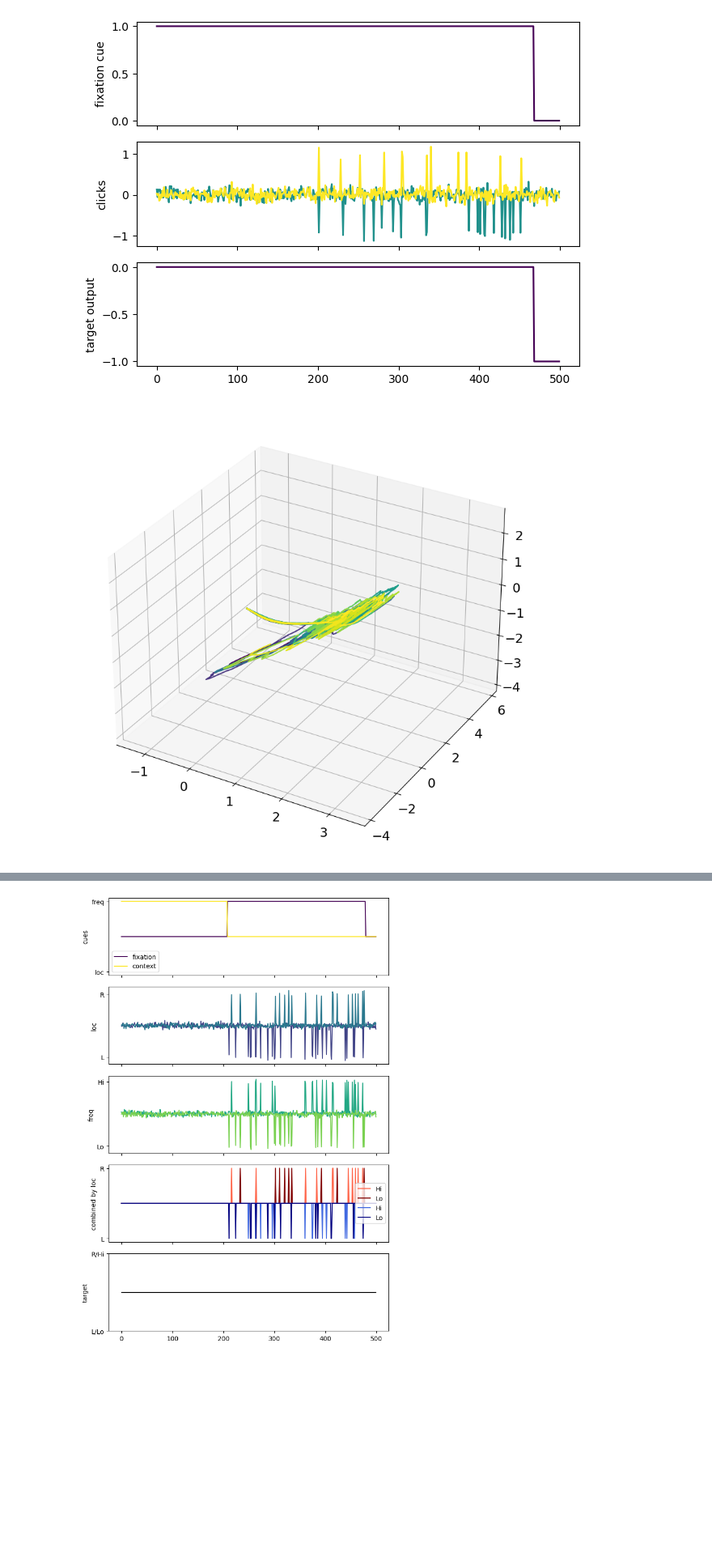
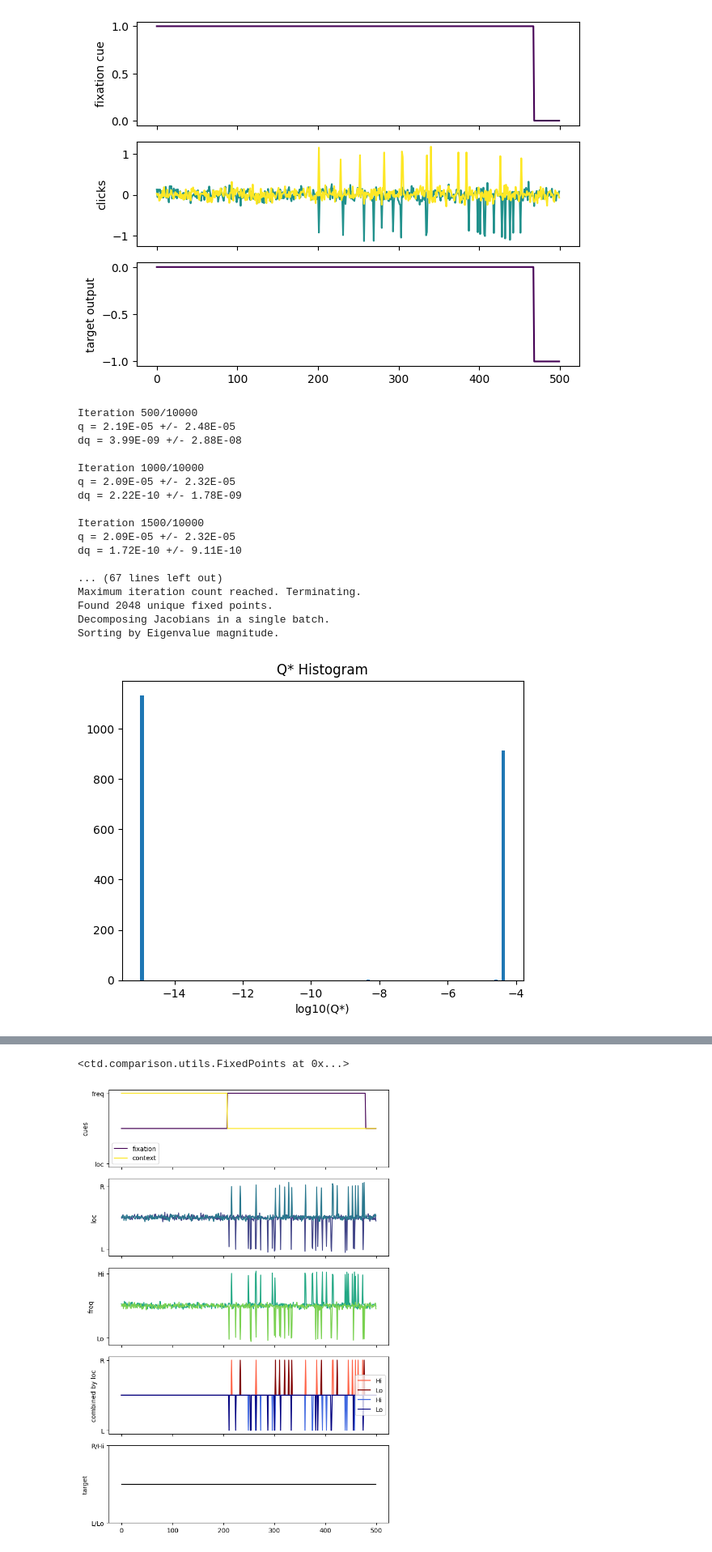
Before and after one commit to alejandradu/ComputationThruDynamicsBenchmark, a Jupyter notebook: examples/notebooks/Task_train+LINT.ipynb, the cells around one changed output, grey strips where cells are left out. Shown at 81% size. Cells and saved outputs as stored; diff of their text form; code cells hidden in the pictures; blank space fills up the shorter version.

Commit message:
analysis for prelim pclicks

```diff
--- a/examples/notebooks/Task_train+LINT.ipynb
+++ b/examples/notebooks/Task_train+LINT.ipynb
@@ -28,22 +64,63 @@ pc.render()
 # %%
 # first very short training on PClicks - loss was 0 always and something is prob wrong
 from ctd.comparison.analysis.tt.tt import Analysis_TT
 
 # 39:1 ratio should be very easy
 path = "/scratch/gpfs/ad2002/content/trained_models/task-trained/20250316_PClicks_NODE"
 tune39 = "max_epochs=250_weight_decay=1.00E-10_learning_rate=1.00E-02_seed=0_noise=5.00E-02_rateL=39_latent_size=3_layer_hidden_size=64_latent_l2_wt=1.00E-10"
+tune39_2lat = "max_epochs=250_weight_decay=1.00E-10_learning_rate=1.00E-02_seed=0_noise=5.00E-02_rateL=39_latent_size=2_layer_hidden_size=64_latent_l2_wt=1.00E-10"
 tune26 = "max_epochs=250_weight_decay=1.00E-10_learning_rate=1.00E-03_seed=0_noise=5.00E-02_rateL=26_latent_size=3_layer_hidden_size=64_latent_l2_wt=1.00E-10"
 
-node_pclicks_39 = Analysis_TT(run_name = "node_pclicks_26", filepath = path + "/" + tune39 + "/")
+node_pclicks_39 = Analysis_TT(run_name = "node_pclicks_39", filepath = path + "/" + tune39 + "/")
 node_pclicks_26 = Analysis_TT(run_name = "node_pclicks_26", filepath = path + "/" + tune26 + "/")
+node_pclicks_39_2lat = Analysis_TT(run_name = "node_pclicks_39_2lat", filepath = path + "/" + tune39_2lat + "/")
 
 # node_pclicks_39.plot_trial_io(num_trials = 3)
 # node_pclicks_26.plot_trial_io(num_trials = 3)
+# node_pclicks_39_2lat.plot_trial_io(num_trials = 3)
 
 # NOTE that running pca takes maximum variance and plotting the trajectories might magnify any noise in them
 
 # choose pca and/or tsne when >3 latents
-node_pclicks_26.plot_trial_latents(num_trials = 50, reduce_3_latents=False, pca=True)
-node_pclicks_39.plot_trial_latents(num_trials = 20, reduce_3_latents=False, pca=True)
+# node_pclicks_26.plot_trial_latents(num_trials = 50, reduce_3_latents=False, pca=True)
+# node_pclicks_39.plot_trial_latents(num_trials = 20, reduce_3_latents=False, pca=True)
+# node_pclicks_39_2lat.plot_trial_latents(num_trials = 20, reduce_3_latents=False, pca=True)
+
+# plot the trajs and fixed points
+node_pclicks_39_2lat.plot_fps(
+                    num_traj=10,
+                    n_inits=2048,
+                    noise_scale=0.0,
+                    learning_rate=1e-3,  # higher LR brings up spurious unstable points
+                    max_iters=10000,
+                    device="cpu",
+                    seed=0,
+                    compute_jacobians=True,
+                    q_thresh=1e-5,
+                    n_pca_components=3,
+                    return_pca_model = False,
+                    do_pca=False,
+                    plot_only_points=False,
+                    return_points = False,
+                )
+
+# the fixed points for the well trained model are clearly coherent with previous lit
 # %% [output]
+Iteration 500/10000
+q = 2.19E-05 +/- 2.48E-05
+dq = 3.99E-09 +/- 2.88E-08
+
+Iteration 1000/10000
+q = 2.09E-05 +/- 2.32E-05
+dq = 2.22E-10 +/- 1.78E-09
+
+Iteration 1500/10000
+q = 2.09E-05 +/- 2.32E-05
+dq = 1.72E-10 +/- 9.11E-10
+
+... (67 lines left out)
+Maximum iteration count reached. Terminating.
+Found 2048 unique fixed points.
+Decomposing Jacobians in a single batch.
+Sorting by Eigenvalue magnitude.
-[figure, old version]
+[figure, new version]
@@ -50,0 +128 @@ node_pclicks_39.plot_trial_latents(num_trials = 20, reduce_3_latents=False, pca=
+<ctd.comparison.utils.FixedPoints at 0x...>
```
Also changed, not shown: parts of 4 cells of this notebook, 1 other file.
